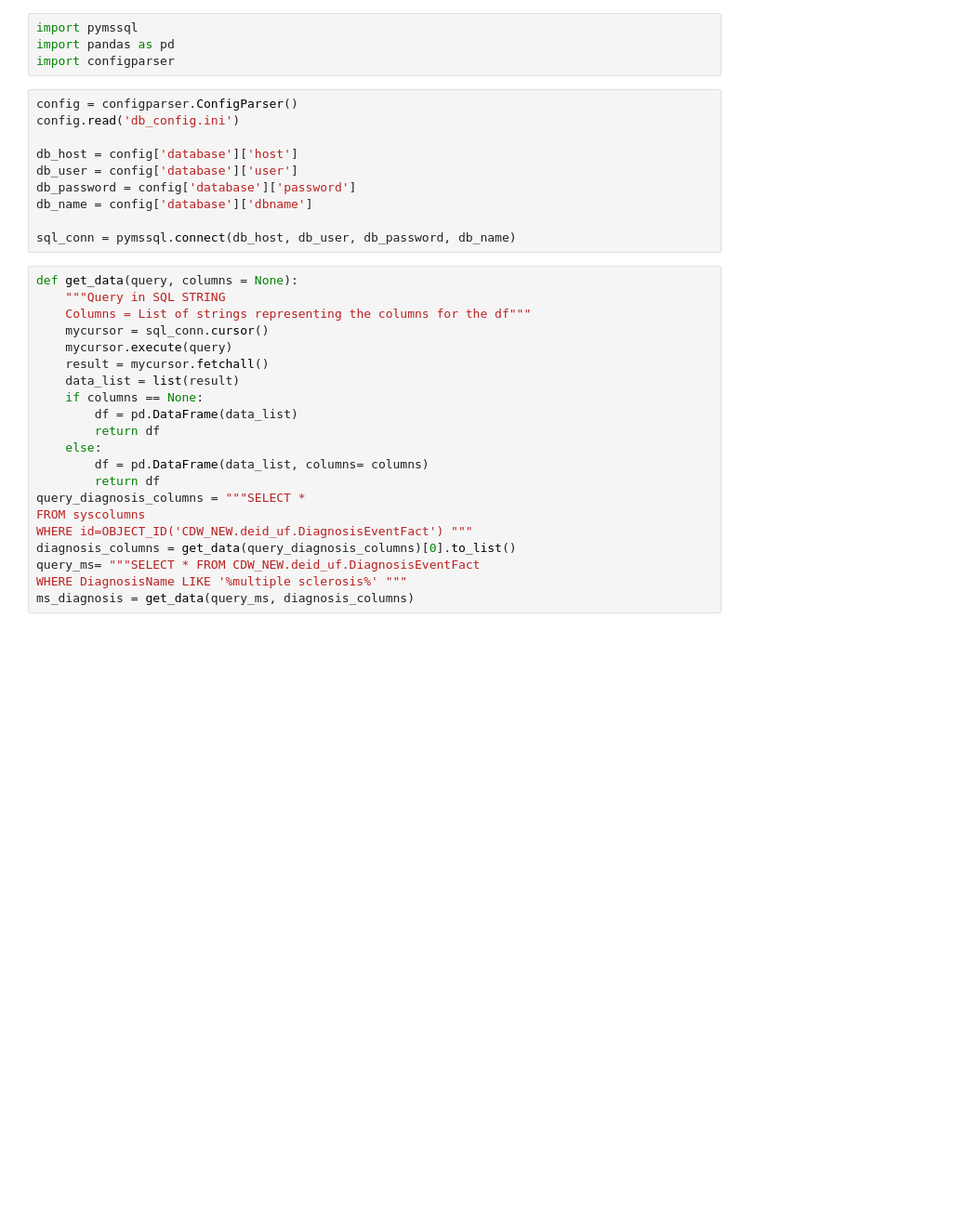
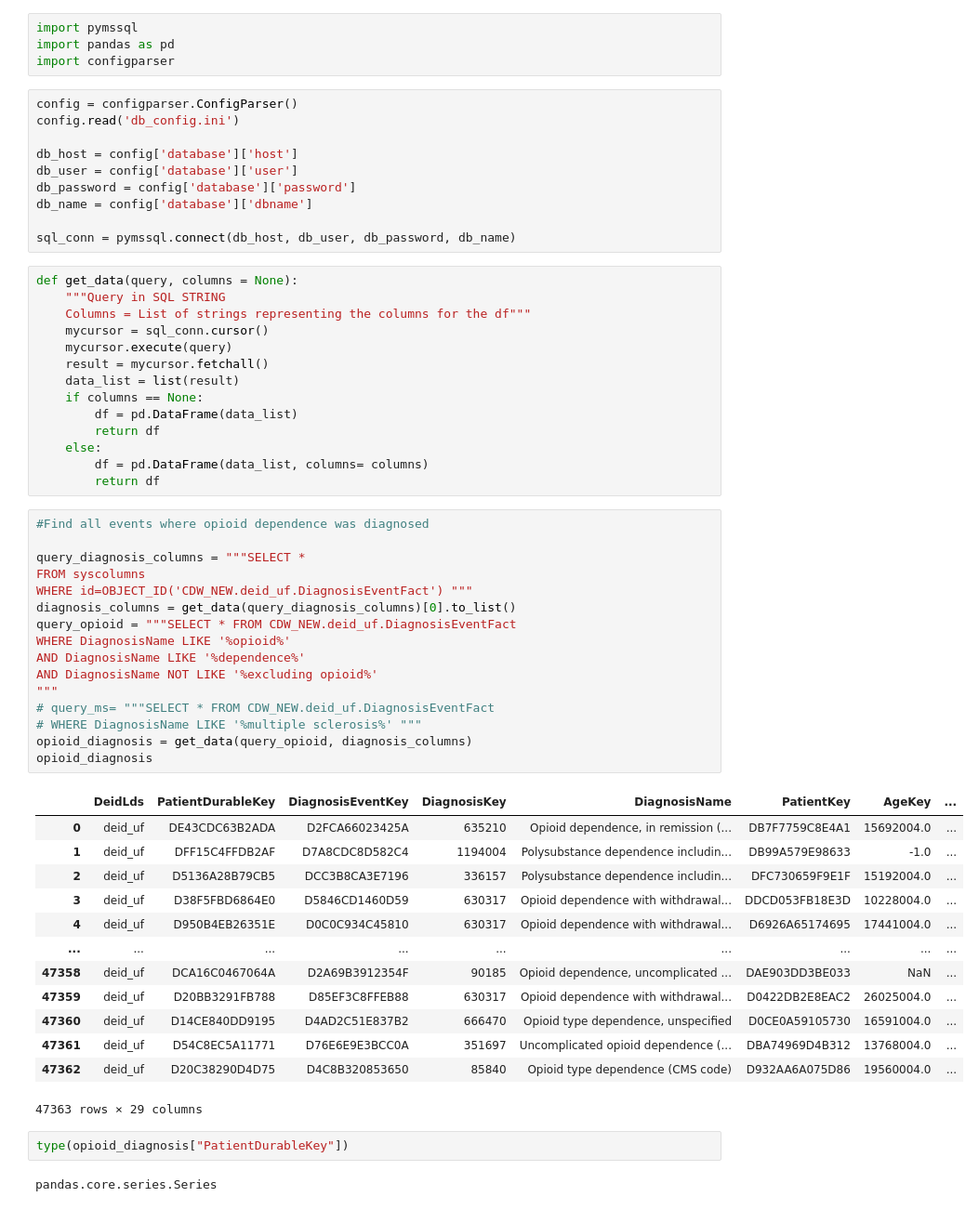
Before and after one commit to sanjayontheweb/SergioRotation, a Jupyter notebook: SQLQueryEHR.ipynb, the cells around one changed output. Shown: that part at 93% size. Drawn from its saved outputs; the diff is of its cells as text; blank space fills up the shorter version.

Commit message:
Opioid Queries

```diff
--- a/SQLQueryEHR.ipynb
+++ b/SQLQueryEHR.ipynb
@@ -26,10 +26,37 @@ def get_data(query, columns = None):
     else:
         df = pd.DataFrame(data_list, columns= columns)
         return df
-query_diagnosis_columns = """SELECT *
-FROM syscolumns
-WHERE id=OBJECT_ID('CDW_NEW.deid_uf.DiagnosisEventFact') """
-diagnosis_columns = get_data(query_diagnosis_columns)[0].to_list()
-query_ms= """SELECT * FROM CDW_NEW.deid_uf.DiagnosisEventFact
-WHERE DiagnosisName LIKE '%multiple sclerosis%' """
-ms_diagnosis = get_data(query_ms, diagnosis_columns)
+# %%
+#Find all events where opioid dependence was diagnosed
+
+query_diagnosis_columns = """SELECT *
+FROM syscolumns
+WHERE id=OBJECT_ID('CDW_NEW.deid_uf.DiagnosisEventFact') """
+diagnosis_columns = get_data(query_diagnosis_columns)[0].to_list()
+query_opioid = """SELECT * FROM CDW_NEW.deid_uf.DiagnosisEventFact
+WHERE DiagnosisName LIKE '%opioid%'
+AND DiagnosisName LIKE '%dependence%'
+AND DiagnosisName NOT LIKE '%excluding opioid%'
+"""
+# query_ms= """SELECT * FROM CDW_NEW.deid_uf.DiagnosisEventFact
+# WHERE DiagnosisName LIKE '%multiple sclerosis%' """
+opioid_diagnosis = get_data(query_opioid, diagnosis_columns)
+opioid_diagnosis
+# %% [output]
+|  | DeidLds | PatientDurableKey | DiagnosisEventKey | DiagnosisKey | DiagnosisName | PatientKey | AgeKey | ... |
+| 0 | deid_uf | DE43CDC63B2ADA | D2FCA66023425A | 635210 | Opioid dependence, in remission (... | DB7F7759C8E4A1 | 15692004.0 | ... |
+| 1 | deid_uf | DFF15C4FFDB2AF | D7A8CDC8D582C4 | 1194004 | Polysubstance dependence includin... | DB99A579E98633 | -1.0 | ... |
+| 2 | deid_uf | D5136A28B79CB5 | DCC3B8CA3E7196 | 336157 | Polysubstance dependence includin... | DFC730659F9E1F | 15192004.0 | ... |
+| 3 | deid_uf | D38F5FBD6864E0 | D5846CD1460D59 | 630317 | Opioid dependence with withdrawal... | DDCD053FB18E3D | 10228004.0 | ... |
+| 4 | deid_uf | D950B4EB26351E | D0C0C934C45810 | 630317 | Opioid dependence with withdrawal... | D6926A65174695 | 17441004.0 | ... |
+| ... | ... | ... | ... | ... | ... | ... | ... | ... |
+| 47358 | deid_uf | DCA16C0467064A | D2A69B3912354F | 90185 | Opioid dependence, uncomplicated ... | DAE903DD3BE033 | NaN | ... |
+| 47359 | deid_uf | D20BB3291FB788 | D85EF3C8FFEB88 | 630317 | Opioid dependence with withdrawal... | D0422DB2E8EAC2 | 26025004.0 | ... |
+| 47360 | deid_uf | D14CE840DD9195 | D4AD2C51E837B2 | 666470 | Opioid type dependence, unspecified | D0CE0A59105730 | 16591004.0 | ... |
+| 47361 | deid_uf | D54C8EC5A11771 | D76E6E9E3BCC0A | 351697 | Uncomplicated opioid dependence (... | DBA74969D4B312 | 13768004.0 | ... |
+| 47362 | deid_uf | D20C38290D4D75 | D4C8B320853650 | 85840 | Opioid type dependence (CMS code) | D932AA6A075D86 | 19560004.0 | ... |
+47363 rows × 29 columns
+# %%
+type(opioid_diagnosis["PatientDurableKey"])
+# %% [output]
+pandas.core.series.Series
```
Also changed, not shown: parts of 2 cells of this notebook.
